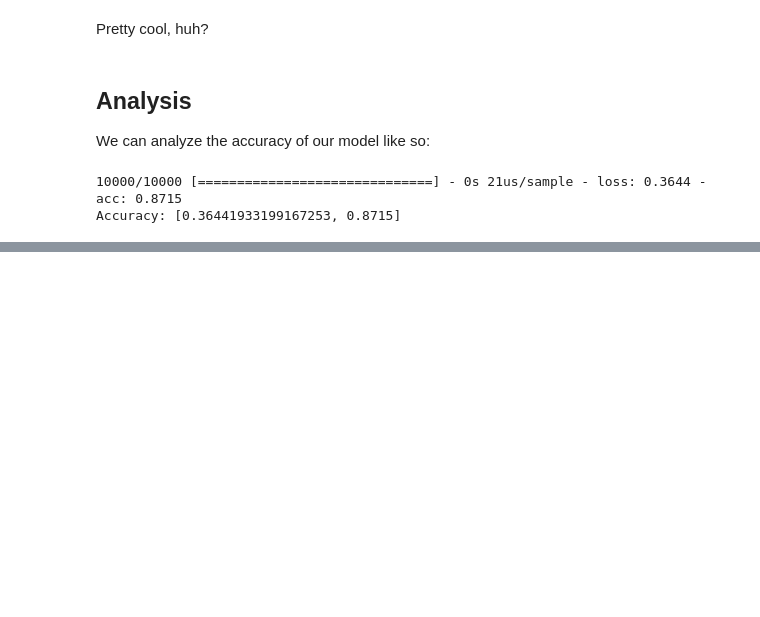
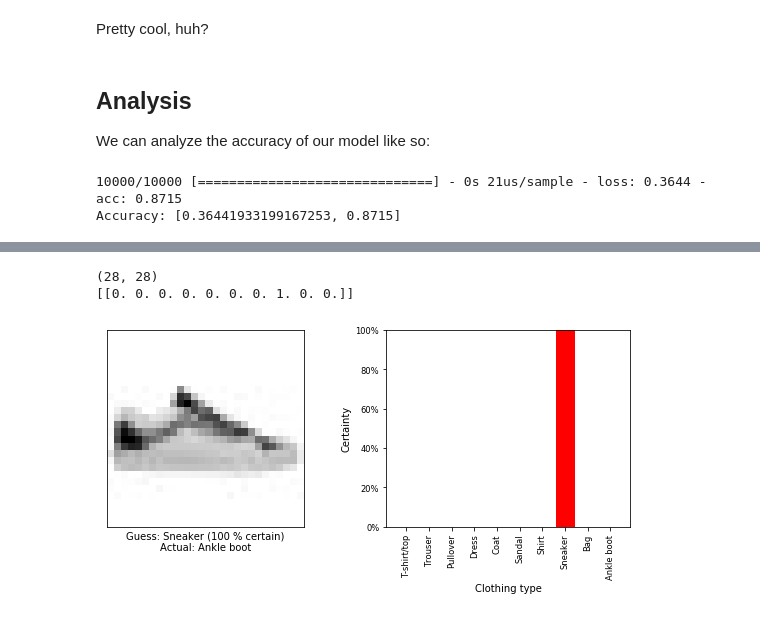
Before and after one commit to mattnappo/basic-ml, a Jupyter notebook: Notebooks/NeuralNetworks/FashionNet.ipynb, the cells around one changed output, grey strips where cells are left out. Saved outputs shown, nothing was run; the diff lists cells and outputs as text; code cells hidden in the pictures; blank space fills up the shorter version.

Commit message:
Inputting custom data works\!

```diff
--- a/Notebooks/NeuralNetworks/FashionNet.ipynb
+++ b/Notebooks/NeuralNetworks/FashionNet.ipynb
@@ -248,0 +255,19 @@ Accuracy: [0.36441933199167253, 0.8715]
+# %%
+from PIL import Image
+
+def flatten_image(path):
+    img = Image.open(path).convert('F')
+    WIDTH, HEIGHT = img.size
+
+    data = list(img.getdata())
+    data = [data[offset:offset+WIDTH] for offset in range(0, WIDTH*HEIGHT, WIDTH)]
+
+    for i in range(len(data)):
+        for j in range(len(data[i])):
+            data[i][j] = int(255 - data[i][j])
+
+    return data
+
+custom_image = flatten_image('./data/sneaker2.jpg')
+
+visualize_image(custom_image)
@@ -248,0 +292,22 @@ Accuracy: [0.36441933199167253, 0.8715]
+# %%
+print(np.shape(custom_image))
+
+custom_prediction = model.predict([[custom_image]])
+
+print(custom_prediction)
+# %% [output]
+(28, 28)
+[[0. 0. 0. 0. 0. 0. 0. 1. 0. 0.]]
+# %%
+plt.figure(figsize = (8, 4))
+plt.subplot(1, 2, 1)
+
+plot_image(0, custom_prediction, test_labels, [custom_image])
+plt.subplot(1, 2, 2)
+
+plot_value_array(0, custom_prediction, test_labels)
+
+plt.tight_layout()
+plt.show()
+# %% [output]
+[figure, added]
```
Also changed, not shown: parts of 6 cells of this notebook, 1 other file.
